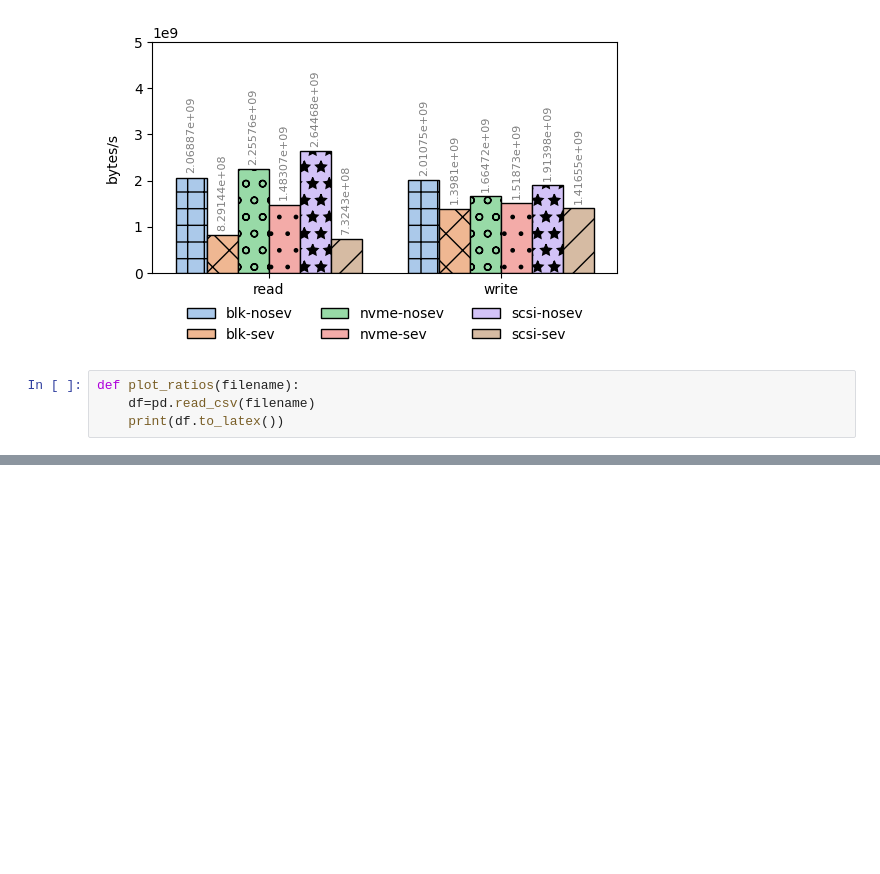
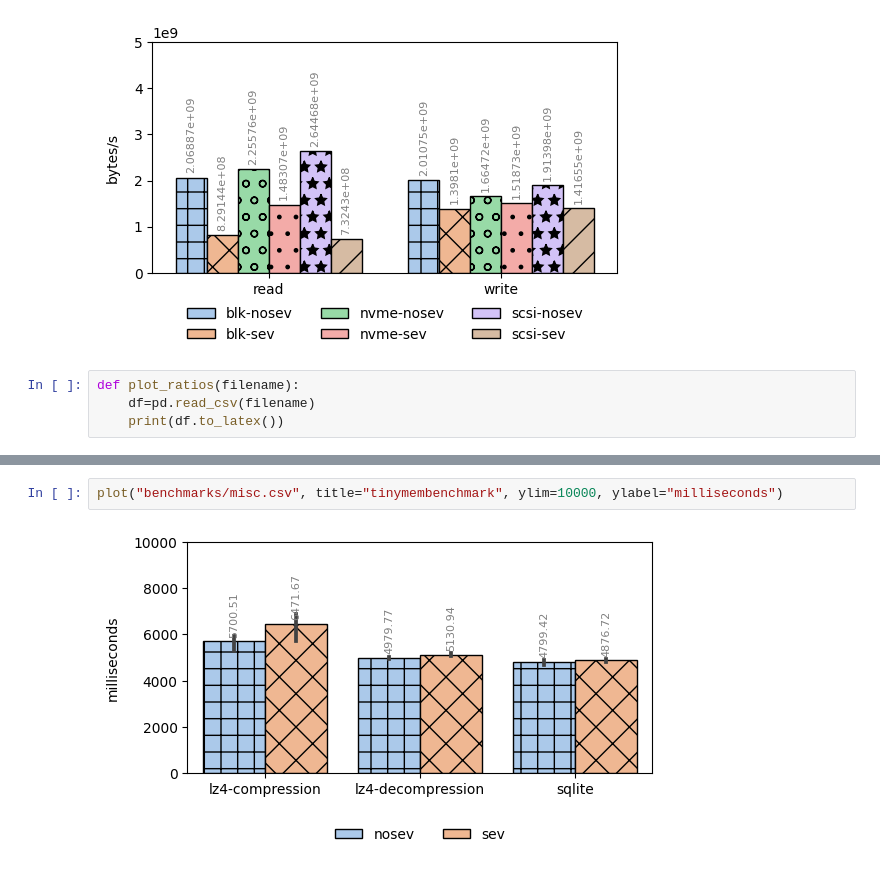
Before and after one commit to rcastellotti/gr, a Jupyter notebook: main.ipynb, the cells around one changed output, grey strips where cells are left out. Cells and saved outputs as stored; diff of their text form; blank space fills up the shorter version.

```diff
--- a/main.ipynb
+++ b/main.ipynb
@@ -71,0 +80,4 @@ plot_ratios("benchmarks/iops-ratios.csv")
+# %%
+plot("benchmarks/misc.csv", title="tinymembenchmark", ylim=10000, ylabel="milliseconds")
+# %% [output]
+[figure, added]
```
Also changed, not shown: parts of 3 cells of this notebook, 15 other files.
